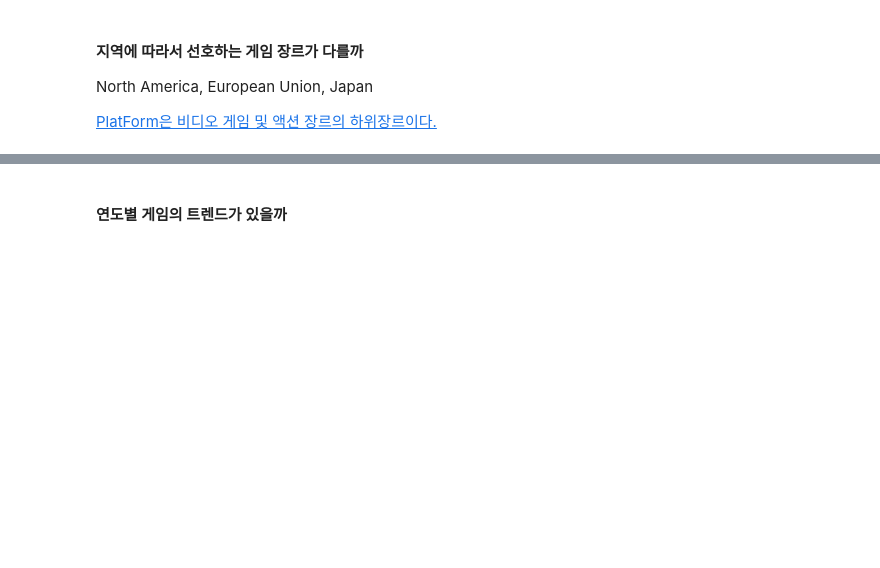
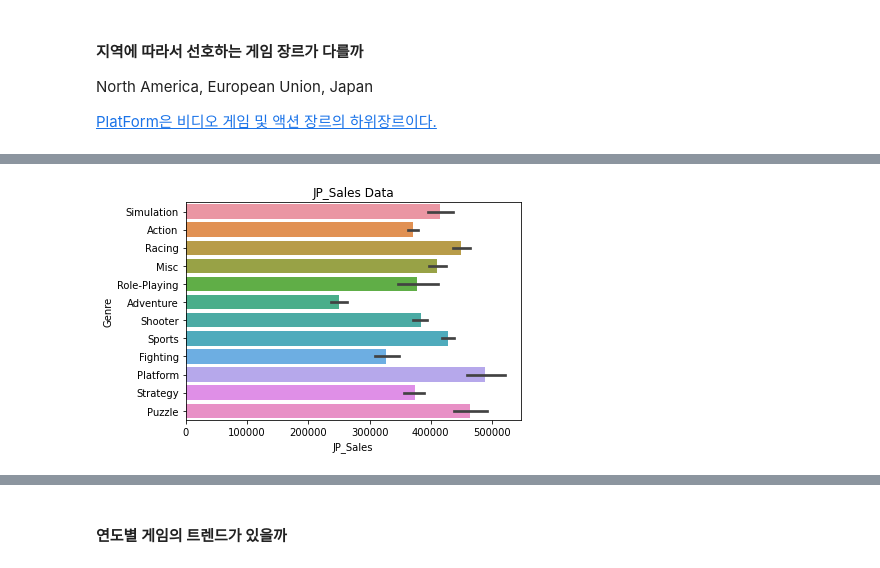
Before and after one commit to clomia/AIB-Section1-Project, a Jupyter notebook: DataAnalysis.ipynb, the cells around one changed output, grey strips where cells are left out. Drawn from its saved outputs; the diff is of its cells as text; code cells hidden in the pictures; blank space fills up the shorter version.

```diff
--- a/DataAnalysis.ipynb
+++ b/DataAnalysis.ipynb
@@ -227,0 +217,4 @@ Text(0.5, 1.0, 'Other Sales Data')
+# %%
+visualization("JP_Sales")
+# %% [output]
+[figure, added]
```
Also changed, not shown: parts of 11 cells of this notebook.
